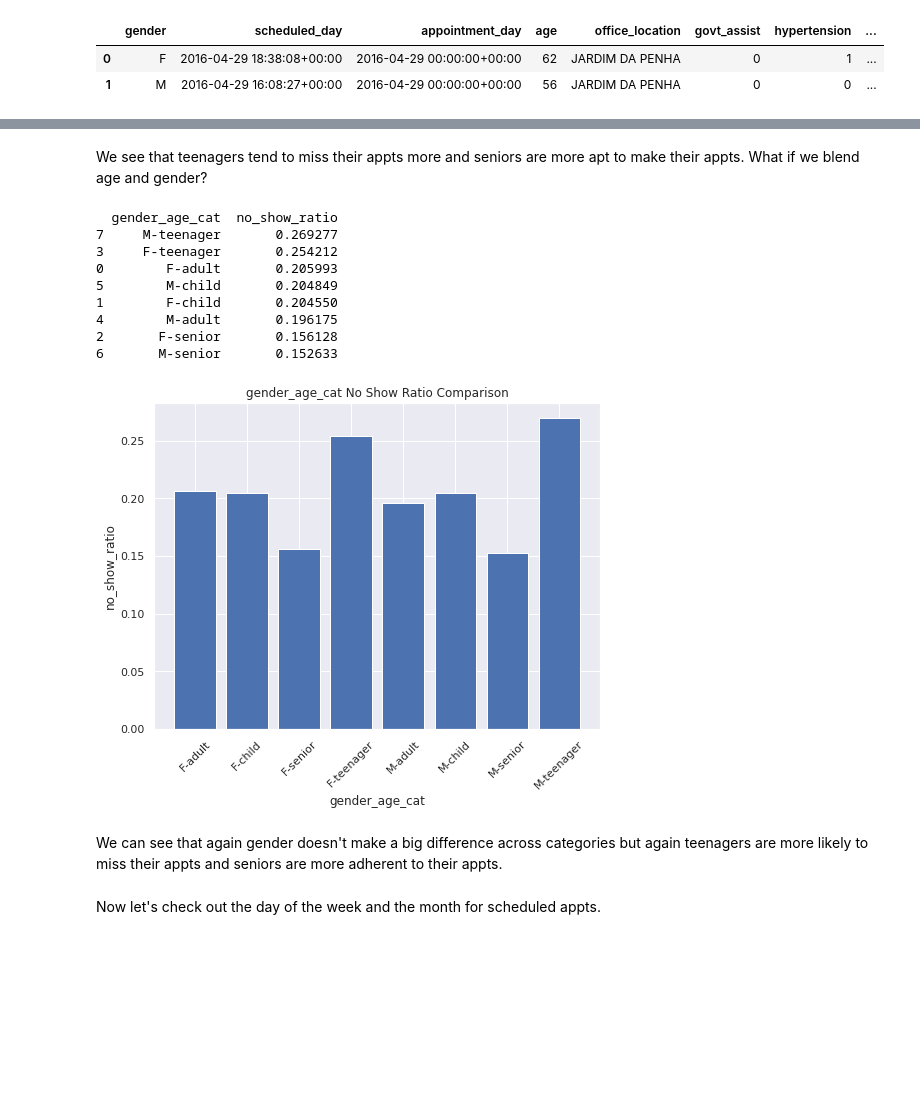
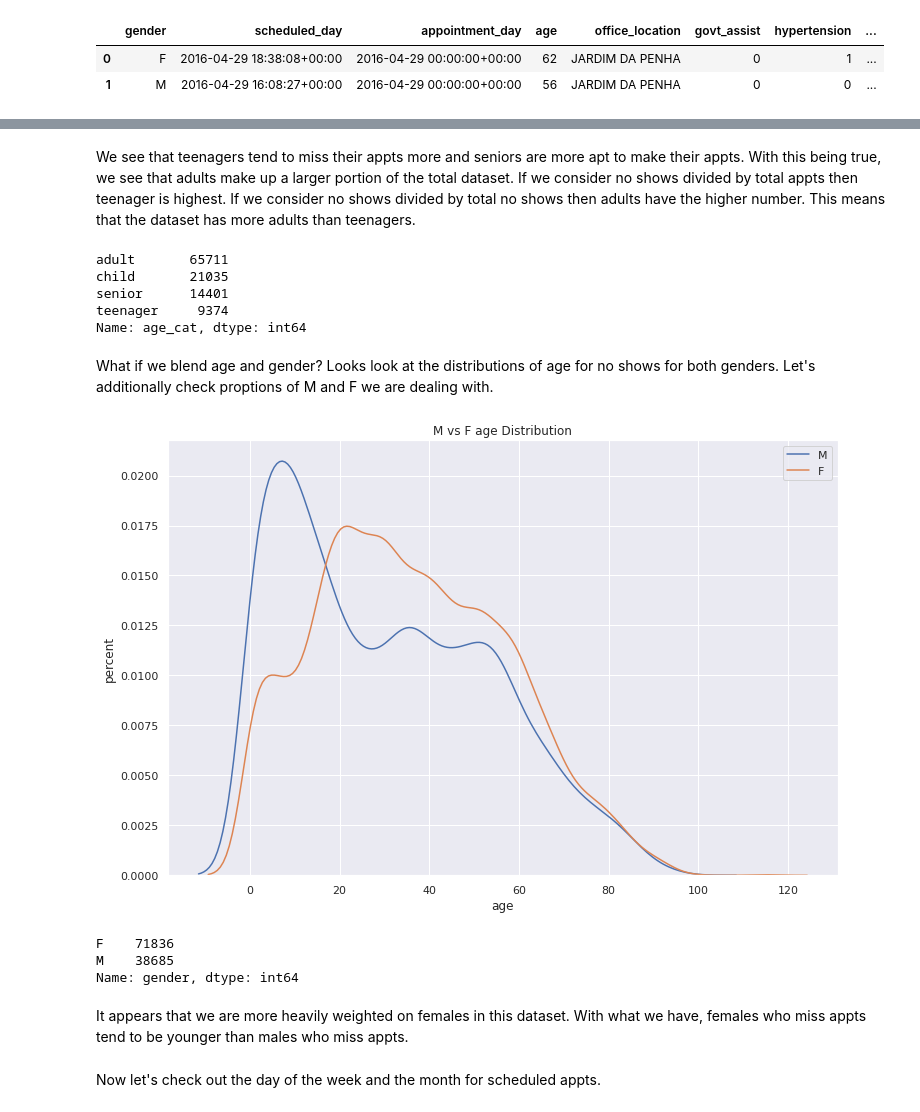
Before and after one commit to bvmcode/udacity_project_no_shows, a Jupyter notebook: Project - Doctor Appts.ipynb, the cells around one changed output, grey strips where cells are left out. Saved outputs shown, nothing was run; the diff lists cells and outputs as text; code cells hidden in the pictures; blank space fills up the shorter version.

```diff
--- a/Project - Doctor Appts.ipynb
+++ b/Project - Doctor Appts.ipynb
@@ -369,21 +393,35 @@ group_and_plot('age_cat')
 # %% [markdown]
-We see that teenagers tend to miss their appts more and seniors are more apt to make their appts. What if we blend age and gender?
+We see that teenagers tend to miss their appts more and seniors are more apt to make their appts. With this being true, we see that adults make up a larger portion of the total dataset. If we consider no shows divided by total appts then teenager is highest. If we consider no shows divided by total no shows then adults have the higher number. This means that the dataset has more adults than teenagers.
-# %%
-df_clean['gender_age_cat'] = df_clean['gender'] + '-' + df_clean['age_cat']
-group_and_plot('gender_age_cat')
-# %% [output]
-  gender_age_cat  no_show_ratio
-7     M-teenager       0.269277
-3     F-teenager       0.254212
-0        F-adult       0.205993
-5        M-child       0.204849
-1        F-child       0.204550
-4        M-adult       0.196175
-2       F-senior       0.156128
-6       M-senior       0.152633
-[figure, removed]
+# %%
+df_clean['age_cat'].value_counts()
+# %% [output]
+adult       65711
+child       21035
+senior      14401
+teenager     9374
+Name: age_cat, dtype: int64
+# %% [markdown]
+What if we blend age and gender? Looks look at the distributions of age for no shows for both genders. Let's additionally check proptions of M and F we are dealing with.
+# %%
+tmp = df_clean[(df_clean['no_show']==1)]
+plt.figure(figsize=(12,8))
+sns.kdeplot(tmp[tmp['gender']=='M']['age'], label='M')
+sns.kdeplot(tmp[tmp['gender']=='F']['age'], label='F')
+plt.title('M vs F age Distribution')
+plt.xlabel('age')
+plt.ylabel('percent')
+plt.legend()
+plt.show()
+# %% [output]
+[figure, added]
+# %%
+df_clean['gender'].value_counts()
+# %% [output]
+F    71836
+M    38685
+Name: gender, dtype: int64
 # %% [markdown]
-We can see that again gender doesn't make a big difference across categories but again teenagers are more likely to miss their appts and seniors are more adherent to their appts.
+It appears that we are more heavily weighted on females in this dataset. With what we have, females who miss appts tend to be younger than males who miss appts.
 # %% [markdown]
 Now let's check out the day of the week and the month for scheduled appts.
 # %%
```
Also changed, not shown: parts of 24 cells of this notebook.
